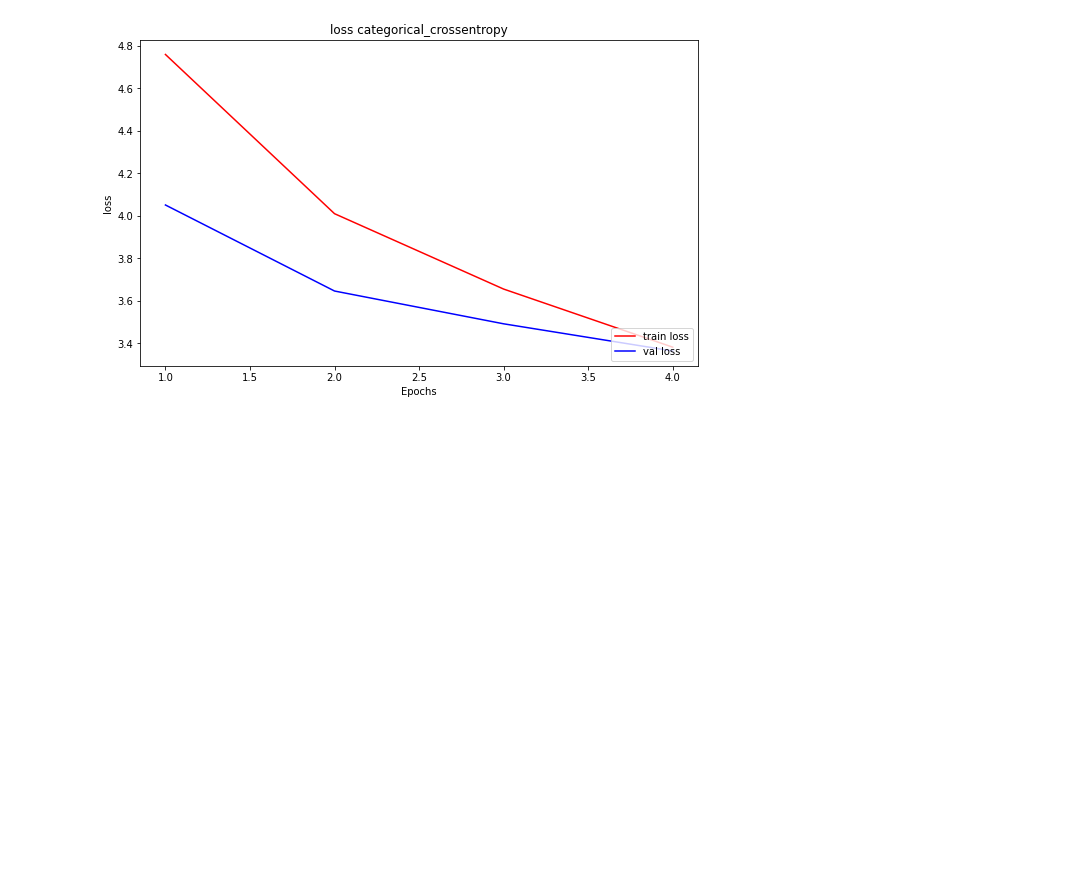
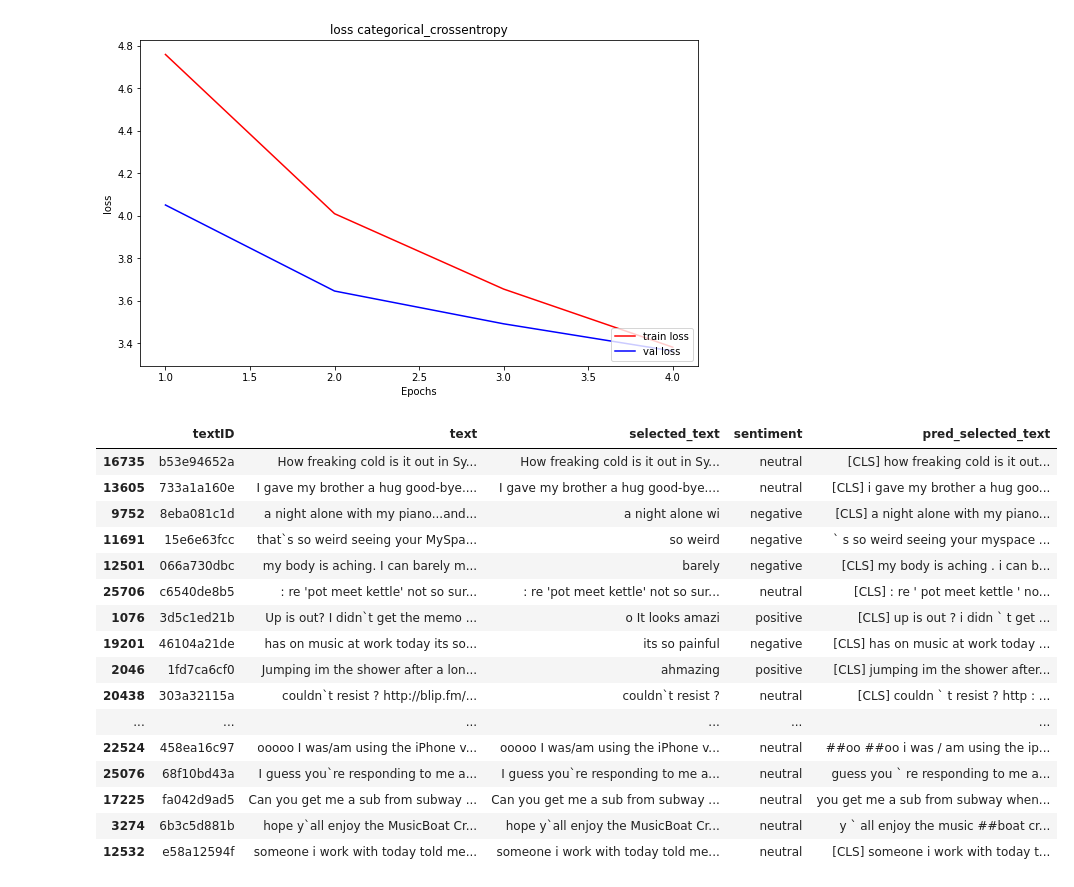
Before and after one commit to avi326/Tweet-Sentiment-Extraction, a Jupyter notebook: Tweet_Sentiment_Extraction.ipynb, the cells around one changed output. Cells and saved outputs as stored; diff of their text form; code cells hidden in the pictures; blank space fills up the shorter version.

```diff
--- a/Tweet_Sentiment_Extraction.ipynb
+++ b/Tweet_Sentiment_Extraction.ipynb
@@ -351,3 +351,23 @@ plt.ylabel('loss')
 plt.legend(loc='lower right');
 # %% [output]
 [figure]
+# %%
+train.sample(20)
+# %% [output]
+|  | textID | text | selected_text | sentiment | pred_selected_text |
+| 16735 | b53e94652a | How freaking cold is it out in Sy... | How freaking cold is it out in Sy... | neutral | [CLS] how freaking cold is it out... |
+| 13605 | 733a1a160e | I gave my brother a hug good-bye.... | I gave my brother a hug good-bye.... | neutral | [CLS] i gave my brother a hug goo... |
+| 9752 | 8eba081c1d | a night alone with my piano...and... | a night alone wi | negative | [CLS] a night alone with my piano... |
+| 11691 | 15e6e63fcc | that`s so weird seeing your MySpa... | so weird | negative | ` s so weird seeing your myspace ... |
+| 12501 | 066a730dbc | my body is aching. I can barely m... | barely | negative | [CLS] my body is aching . i can b... |
+| 25706 | c6540de8b5 | : re 'pot meet kettle' not so sur... | : re 'pot meet kettle' not so sur... | neutral | [CLS] : re ' pot meet kettle ' no... |
+| 1076 | 3d5c1ed21b | Up is out? I didn`t get the memo ... | o It looks amazi | positive | [CLS] up is out ? i didn ` t get ... |
+| 19201 | 46104a21de | has on music at work today its so... | its so painful | negative | [CLS] has on music at work today ... |
+| 2046 | 1fd7ca6cf0 | Jumping im the shower after a lon... | ahmazing | positive | [CLS] jumping im the shower after... |
+| 20438 | 303a32115a | couldn`t resist ? http://blip.fm/... | couldn`t resist ? | neutral | [CLS] couldn ` t resist ? http : ... |
+| ... | ... | ... | ... | ... | ... |
+| 22524 | 458ea16c97 | ooooo I was/am using the iPhone v... | ooooo I was/am using the iPhone v... | neutral | ##oo ##oo i was / am using the ip... |
+| 25076 | 68f10bd43a | I guess you`re responding to me a... | I guess you`re responding to me a... | neutral | guess you ` re responding to me a... |
+| 17225 | fa042d9ad5 | Can you get me a sub from subway ... | Can you get me a sub from subway ... | neutral | you get me a sub from subway when... |
+| 3274 | 6b3c5d881b | hope y`all enjoy the MusicBoat Cr... | hope y`all enjoy the MusicBoat Cr... | neutral | y ` all enjoy the music ##boat cr... |
+| 12532 | e58a12594f | someone i work with today told me... | someone i work with today told me... | neutral | [CLS] someone i work with today t... |
```
Also changed, not shown: parts of 1 cell of this notebook.
